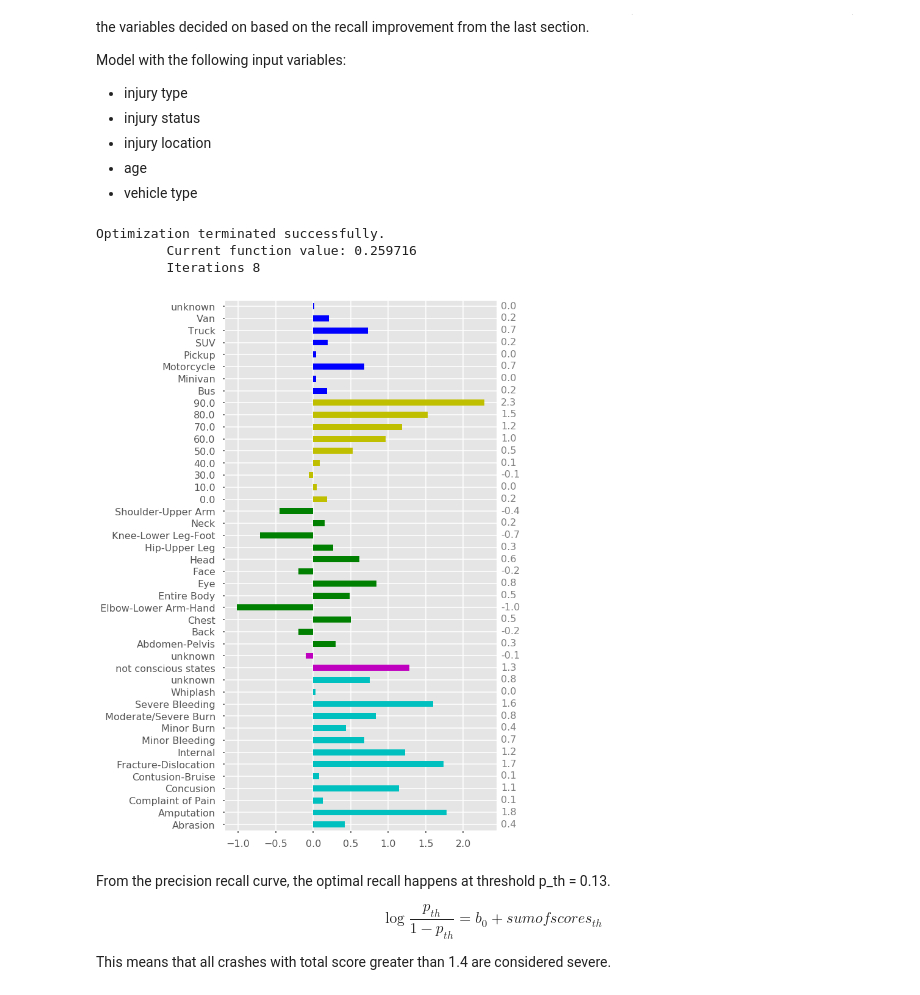
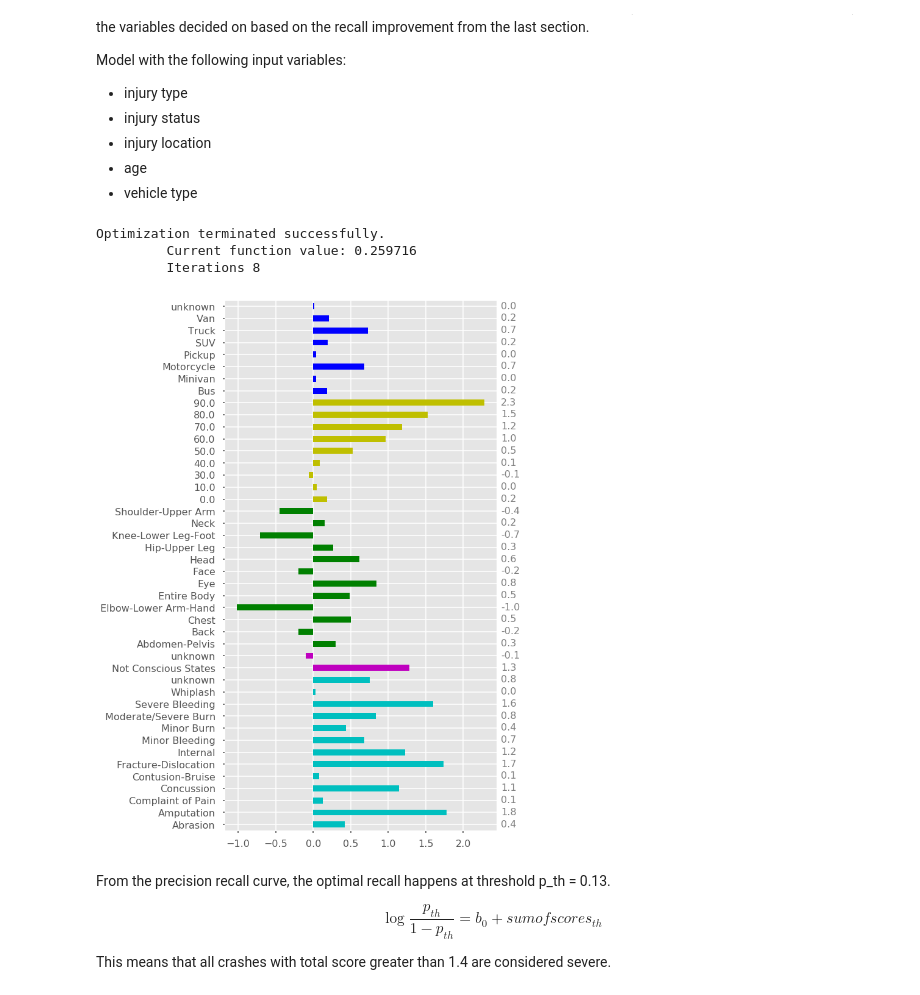
Before and after one commit to MODA-NYC/Project_SevereCrashes, a Jupyter notebook: PedAnalysis.ipynb, the cells around one changed output. Drawn from its saved outputs; the diff is of its cells as text; code cells hidden in the pictures.

```diff
--- a/PedAnalysis.ipynb
+++ b/PedAnalysis.ipynb
@@ -741,38 +760,38 @@ Model with the following input variables:
 # %%
 # set up X and y
 pred = ["C(f_InjuryType,Treatment(reference='None Visible'))",
-        "C(f_InjuryStatus,Treatment(reference='conscious states'))",
+        "C(f_InjuryStatus,Treatment(reference='Conscious states'))",
         "C(f_InjuryLoc,Treatment(reference='unknown'))",
         "C(f_AgeDecade,Treatment(reference='20.0'))",
         "C(f_OtherVehTypeVIN,Treatment(reference='Car'))",
 #        "C(f_OtherVehicleAction,Treatment(reference='unknown'))",
 
        ]
 
 y,X = dmatrices('biss_severity_9' + '~' + '+'.join(pred),
                     ped, return_type='dataframe')
 y = np.ravel(y['biss_severity_9[severe]'])
 
 X.columns = X.columns.str[2:].str.split('\)\)\[T.').str.get(1).str[:-1]
 
 # fit model
 model = sm.Logit(y,X).fit()
 
 # plot coefficients
 colors = ['c']*13+['m']*2+['g']*12 + ['y']*9 + ['b']*10
 model.params[1:].plot(kind='barh',figsize=(8,16),color=colors)
 
 # print out coefficient values (rounded off)
 coeff = model.params[1:].tolist()
 coeff = [round(x,1) for x in coeff]
 
 for i, v in enumerate(coeff):
     plt.text(2.5 , i - .2 , str(v),fontsize=16,color='grey')
 # %% [output]
 Optimization terminated successfully.
          Current function value: 0.259716
          Iterations 8
-[figure, old version]
+[figure, new version]
 # %% [markdown]
 From the precision recall curve, the optimal recall happens at threshold p_th = 0.13.
 
```
Also changed, not shown: parts of 21 cells of this notebook, 3 other files.
